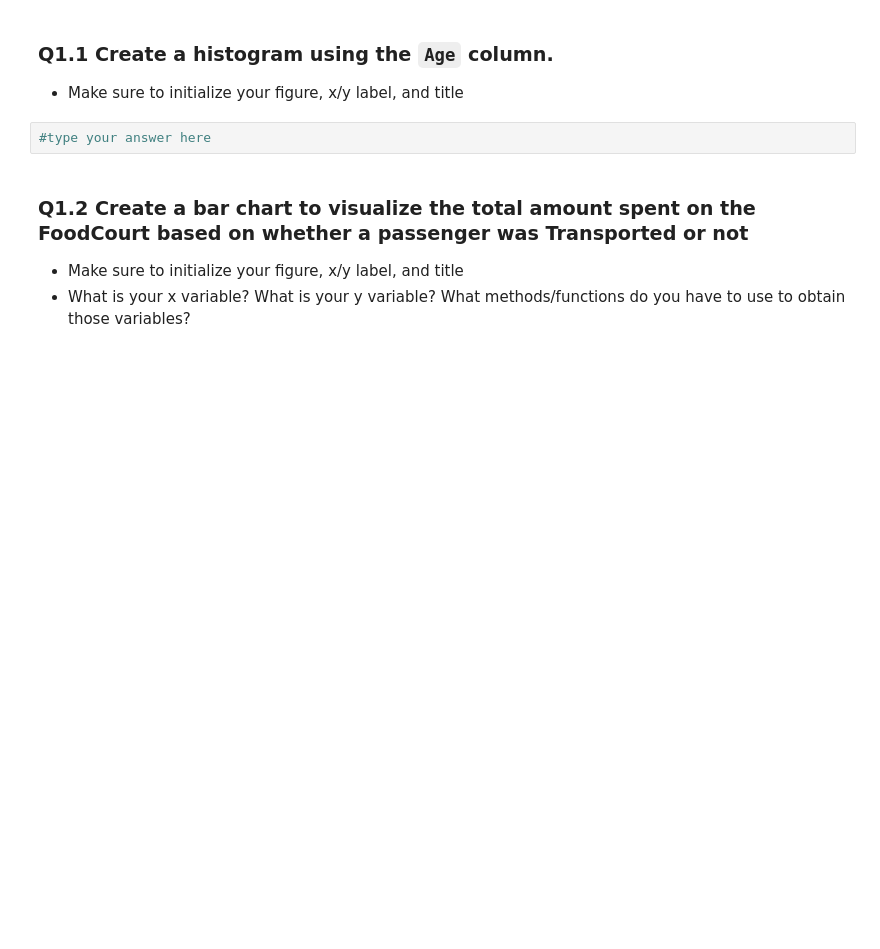
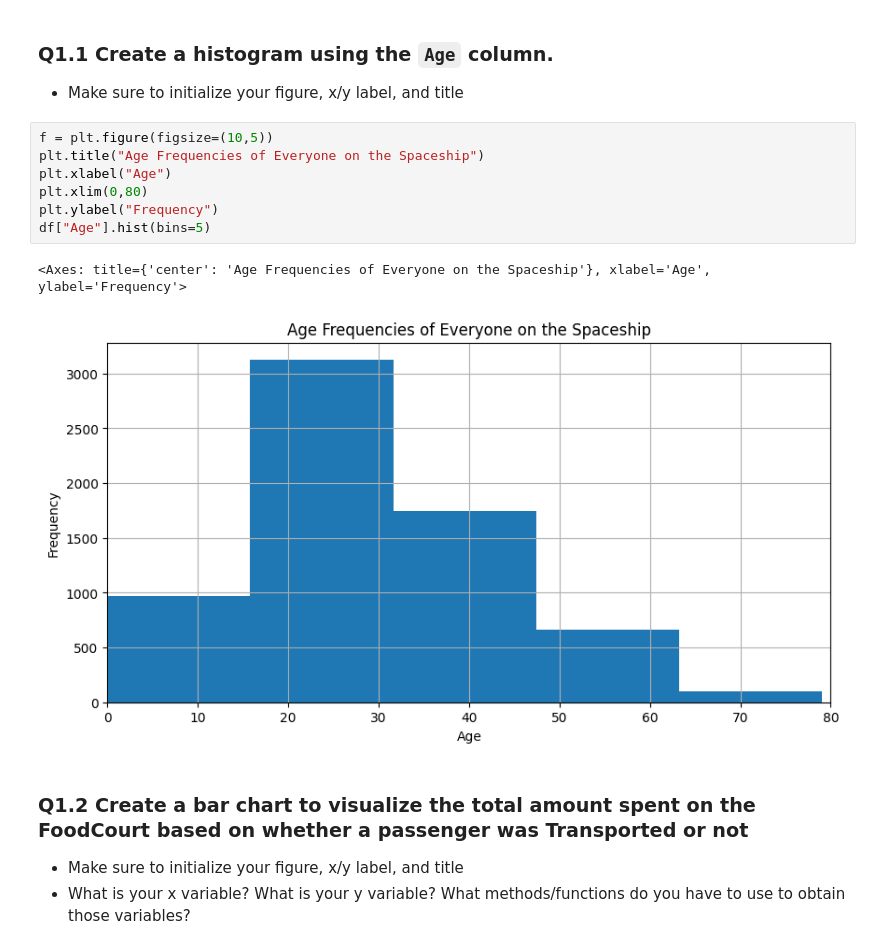
Before and after one commit to Daphne-Qin/deep-2023, a Jupyter notebook: workshop/wksp3/DEEP #3 Workshop Notebook.ipynb, the cells around one changed output. Saved outputs shown, nothing was run; the diff lists cells and outputs as text; blank space fills up the shorter version.

```diff
--- a/workshop/wksp3/DEEP #3 Workshop Notebook.ipynb
+++ b/workshop/wksp3/DEEP #3 Workshop Notebook.ipynb
@@ -93,8 +102,16 @@ plt.bar(x=df["categoricalVariable"], height=numericalVariable, color='red', widt
 # %% [markdown]
 ### Q1.1 Create a histogram using the `Age` column.
 - Make sure to initialize your figure, x/y label, and title
-# %%
-#type your answer here
+# %%
+f = plt.figure(figsize=(10,5))
+plt.title("Age Frequencies of Everyone on the Spaceship")
+plt.xlabel("Age")
+plt.xlim(0,80)
+plt.ylabel("Frequency")
+df["Age"].hist(bins=5)
+# %% [output]
+<Axes: title={'center': 'Age Frequencies of Everyone on the Spaceship'}, xlabel='Age', ylabel='Frequency'>
+[figure, added]
 # %% [markdown]
 ### Q1.2 Create a bar chart to visualize the total amount spent on the FoodCourt based on whether a passenger was Transported or not
 - Make sure to initialize your figure, x/y label, and title
```
Also changed, not shown: parts of 11 cells of this notebook.
